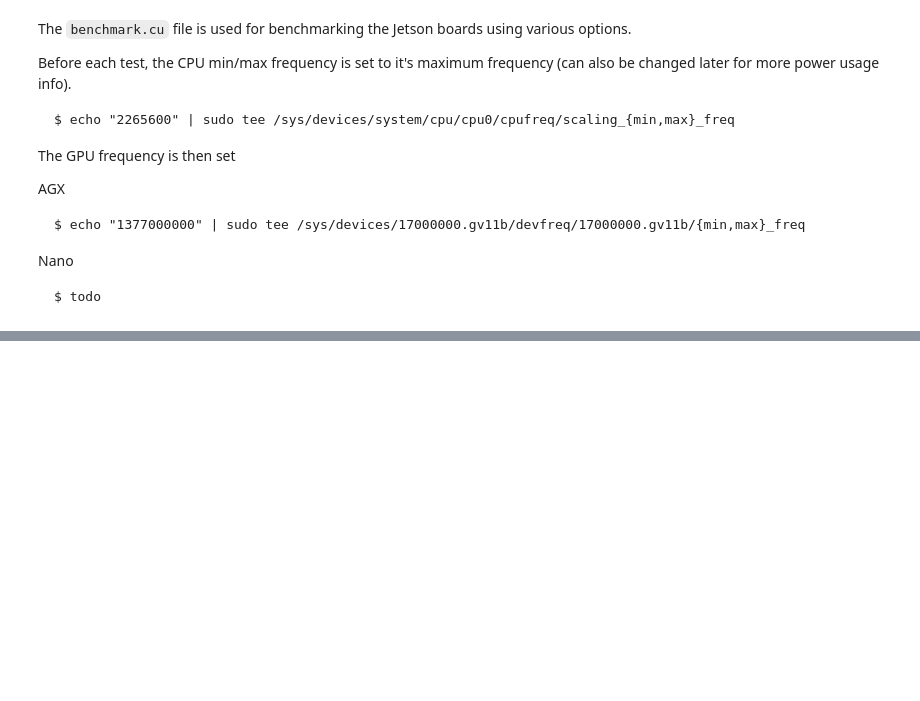
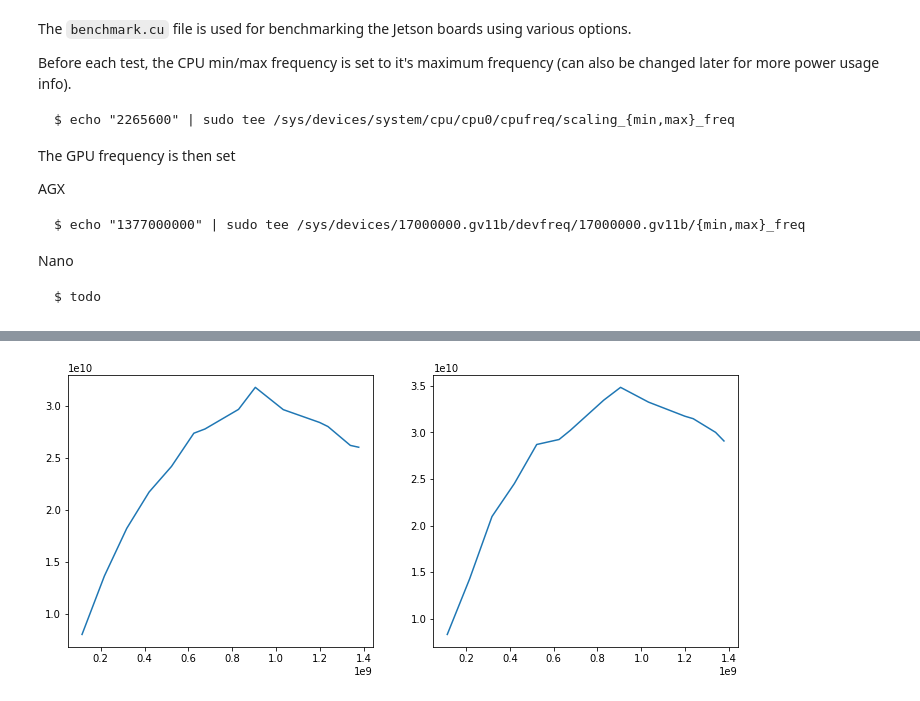
Before and after one commit to emwjacobson/JetsonEfficiencyTesting, a Jupyter notebook: README.ipynb, the cells around one changed output, grey strips where cells are left out. Drawn from its saved outputs; the diff is of its cells as text; code cells hidden in the pictures; blank space fills up the shorter version.

Commit message:
Updated how data is handled and graphed

```diff
--- a/README.ipynb
+++ b/README.ipynb
@@ -103,0 +71,70 @@ plt.draw()
+# %%
+import os
+import matplotlib.pyplot as plt
+
+path = "./data/AGX/"
+files = os.listdir(path)
+
+data = []
+
+for file_name in files:
+    temp = {
+        # Inputs
+        "datatype": "",
+        "matrix_size": -1,
+        "tensor": None,
+        "gpu_frequency": -1,
+
+        # Results
+        "power_usage": [],
+        "flops": -1,
+
+        # Calculated Results
+        "avg_power": -1,
+        "flops_per_watt": -1
+    }
+    with open(path+file_name, "r") as f:
+        temp['datatype'], temp['matrix_size'], temp['tensor'], temp['gpu_frequency'] = file_name.split(".")[0].split("-")[1:]
+        temp['matrix_size'] = float(temp['matrix_size'])
+        temp['tensor'] = True if temp['tensor'].lower() == "tensor" else False
+        temp['gpu_frequency'] = float(temp['gpu_frequency'])
+
+        file_data = f.readlines()
+
+        _, temp['power_usage'] = zip(*[d.strip().split(",") for d in file_data[:-1]])
+        temp['power_usage'] = list(map(float, temp['power_usage']))
+        temp['avg_power'] = sum(temp['power_usage'])/len(temp['power_usage'])
+
+        temp['flops'] = float(file_data[-1])
+
+        temp['flops_per_watt'] = temp['flops'] / temp['avg_power']
+
+    data.append(temp)
+
+search1 = {
+    "datatype": "float",
+    "tensor": True,
+    "matrix_size": 1024
+}
+
+search2 = {
+    "datatype": "float",
+    "tensor": False,
+    "matrix_size": 2048
+}
+
+results1 = [d for d in data if search1.items() <= d.items()]
+results2 = [d for d in data if search2.items() <= d.items()]
+
+fig, ax = plt.subplots(1, 2)
+fig.set_figwidth(12)
+fig.set_figheight(5)
+
+x1, y1 = zip(*sorted([(r['gpu_frequency'], r['flops_per_watt']) for r in results1], key=lambda d : d[0]))
+x2, y2 = zip(*sorted([(r['gpu_frequency'], r['flops_per_watt']) for r in results2], key=lambda d : d[0]))
+ax[0].plot(x1, y1)
+ax[1].plot(x2, y2)
+
+plt.show()
+# %% [output]
+[figure, added]
```
Also changed, not shown: parts of 1 cell of this notebook.
